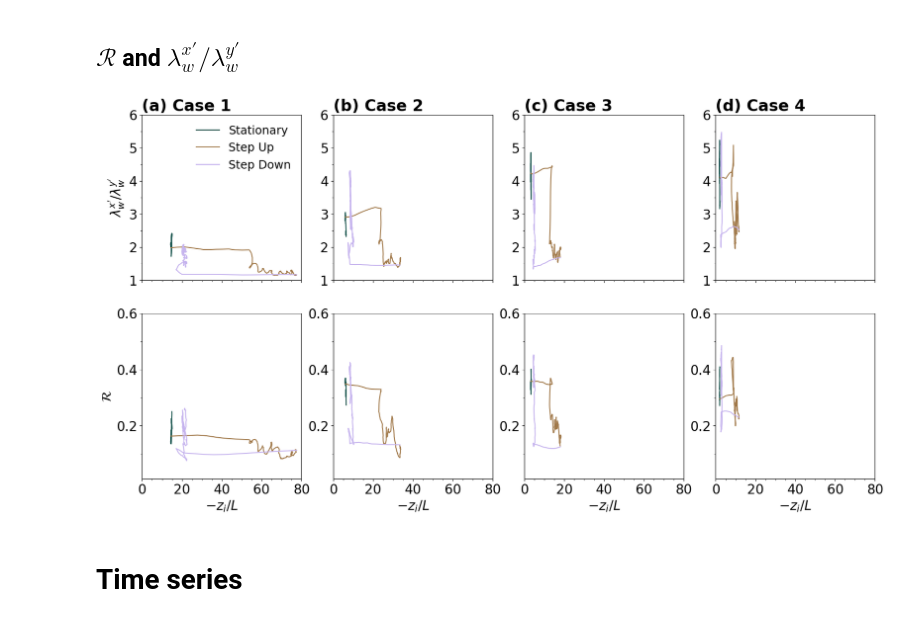
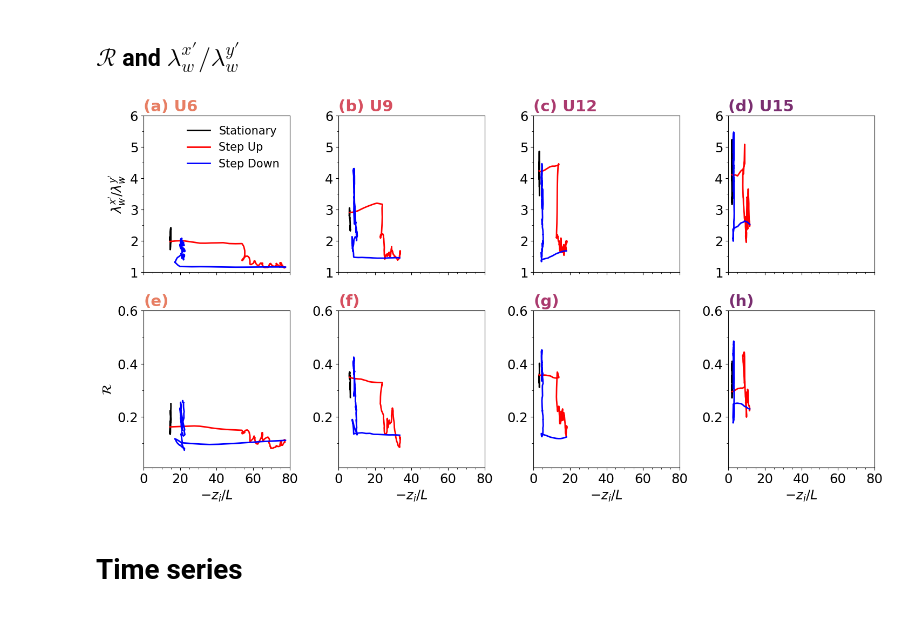
Before and after one commit to Salesky-ABL/ABL_Transition, a Jupyter notebook: plotting/plot_hysteresis.ipynb, the cells around one changed output. Drawn from its saved outputs; the diff is of its cells as text; code cells hidden in the pictures.

```diff
--- a/plotting/plot_hysteresis.ipynb
+++ b/plotting/plot_hysteresis.ipynb
@@ -141,103 +141,109 @@ ls = xr.Dataset(
 # %% [markdown]
 ## $\mathcal{R}$ and $\lambda_{w}^{x'} / \lambda_{w}^{y'}$
 # %%
-colors2 = seaborn.color_palette("cubehelix", 3)
+colors2 = ["black", "red", "blue"]
+ug_colors = seaborn.color_palette("flare", 4)
 
-fig, ax = plt.subplots(figsize=(20,10), nrows=2, ncols=4, sharex=True)
+fig, ax = plt.subplots(figsize=(15,8), nrows=2, ncols=4, sharex=True)
 
 # 6 m/s
 # ls ratio
 ax[0,0].plot(s_all[0].zi_L[:144], ls.ug6[:144],
-             label="Stationary", c=colors2[0])
+             label="Stationary", c=colors2[0], lw=2)
 ax[0,0].plot(s_all[0].zi_L[144:360], ls.ug6[144:360],
-             label="Step Up", c=colors2[1])
+             label="Step Up", c=colors2[1], lw=2)
 ax[0,0].plot(s_all[0].zi_L[360:], ls.ug6[360:],
-             label="Step Down", c=colors2[2])
+             label="Step Down", c=colors2[2], lw=2)
 # roll factor
 ax[1,0].plot(s_all[0].zi_L[:144], roll.ug6[hidx,:144],
-             label="Stationary", c=colors2[0])
+             label="Stationary", c=colors2[0], lw=2)
 ax[1,0].plot(s_all[0].zi_L[144:360], roll.ug6[hidx,144:360],
-             label="Ramp Up", c=colors2[1])
+             label="Ramp Up", c=colors2[1], lw=2)
 ax[1,0].plot(s_all[0].zi_L[360:], roll.ug6[hidx,360:],
-             label="Back Down", c=colors2[2])
+             label="Back Down", c=colors2[2], lw=2)
 
 # 9 m/s
 # ls ratio
 ax[0,1].plot(s_all[1].zi_L[:144], ls.ug9[:144],
-             label="Stationary", c=colors2[0])
+             label="Stationary", c=colors2[0], lw=2)
 ax[0,1].plot(s_all[1].zi_L[144:360], ls.ug9[144:360],
-             label="Step Up", c=colors2[1])
+             label="Step Up", c=colors2[1], lw=2)
 ax[0,1].plot(s_all[1].zi_L[360:], ls.ug9[360:],
-             label="Step Down", c=colors2[2])
+             label="Step Down", c=colors2[2], lw=2)
 # roll factor
 ax[1,1].plot(s_all[1].zi_L[:144], roll.ug9[hidx,:144],
-             label="Stationary", c=colors2[0])
+             label="Stationary", c=colors2[0], lw=2)
 ax[1,1].plot(s_all[1].zi_L[144:360], roll.ug9[hidx,144:360],
-             label="Ramp Up", c=colors2[1])
+             label="Ramp Up", c=colors2[1], lw=2)
 ax[1,1].plot(s_all[1].zi_L[360:], roll.ug9[hidx,360:],
-             label="Back Down", c=colors2[2])
+             label="Back Down", c=colors2[2], lw=2)
 
 # 12 m/s
 # ls ratio
 ax[0,2].plot(s_all[2].zi_L[:144], ls.ug12[:144],
-             label="Stationary", c=colors2[0])
+             label="Stationary", c=colors2[0], lw=2)
 ax[0,2].plot(s_all[2].zi_L[144:360], ls.ug12[144:360],
-             label="Step Up", c=colors2[1])
+             label="Step Up", c=colors2[1], lw=2)
 ax[0,2].plot(s_all[2].zi_L[360:], ls.ug12[360:],
-             label="Step Down", c=colors2[2])
+             label="Step Down", c=colors2[2], lw=2)
 # roll factor
 ax[1,2].plot(s_all[2].zi_L[:144], roll.ug12[hidx,:144],
-             label="Stationary", c=colors2[0])
+             label="Stationary", c=colors2[0], lw=2)
 ax[1,2].plot(s_all[2].zi_L[144:360], roll.ug12[hidx,144:360],
-             label="Ramp Up", c=colors2[1])
+             label="Ramp Up", c=colors2[1], lw=2)
 ax[1,2].plot(s_all[2].zi_L[360:], roll.ug12[hidx,360:],
-             label="Back Down", c=colors2[2])
+             label="Back Down", c=colors2[2], lw=2)
 
 # 15 m/s
 # ls ratio
 ax[0,3].plot(s_all[3].zi_L[:144], ls.ug15[:144],
-             label="Stationary", c=colors2[0])
+             label="Stationary", c=colors2[0], lw=2)
 ax[0,3].plot(s_all[3].zi_L[144:360], ls.ug15[144:360],
-             label="Step Up", c=colors2[1])
+             label="Step Up", c=colors2[1], lw=2)
 ax[0,3].plot(s_all[3].zi_L[360:], ls.ug15[360:],
-             label="Step Down", c=colors2[2])
+             label="Step Down", c=colors2[2], lw=2)
 # roll factor
 ax[1,3].plot(s_all[3].zi_L[:144], roll.ug15[hidx,:144],
-             label="Stationary", c=colors2[0])
+             label="Stationary", c=colors2[0], lw=2)
 ax[1,3].plot(s_all[3].zi_L[144:360], roll.ug15[hidx,144:360],
-             label="Ramp Up", c=colors2[1])
+             label="Ramp Up", c=colors2[1], lw=2)
 ax[1,3].plot(s_all[3].zi_L[360:], roll.ug15[hidx,360:],
-             label="Back Down", c=colors2[2])
+             label="Back Down", c=colors2[2], lw=2)
 
 # axis limits
 for i, iax in enumerate(ax[0,:]):
     iax.set_ylim(1,6)
     iax.yaxis.set_major_locator(MultipleLocator(1))
     iax.yaxis.set_minor_locator(MultipleLocator(0.5))
 for i, iax in enumerate(ax[1,:]):
     iax.set_xlim(0,80)
     iax.set_ylim(0.01,0.6)
     iax.yaxis.set_major_locator(MultipleLocator(0.2))
     iax.yaxis.set_minor_locator(MultipleLocator(0.1))
     iax.xaxis.set_minor_locator(MultipleLocator(5))
+    iax.xaxis.set_major_locator(MultipleLocator(20))
     iax.set_xlabel("$-z_i / L$")
 # axis limits
 ax[0,0].set_ylabel("$\lambda_{w}^{x'} / \lambda_{w}^{y'}$")
 ax[1,0].set_ylabel("$\mathcal{R}$")
 
 # legend
-ax[0,0].legend(frameon=False, fontsize=17.5, loc="upper right")
+ax[0,0].legend(frameon=False, fontsize=15, loc="upper right")
 
 # titles
-ax[0,0].set_title("(a) Case 1", loc="left")
-ax[0,1].set_title("(b) Case 2", loc="left")
-ax[0,2].set_title("(c) Case 3", loc="left")
-ax[0,3].set_title("(d) Case 4", loc="left")
+ax[0,0].set_title(f"(a) U6", loc="left", c=ug_colors[0])
+ax[0,1].set_title(f"(b) U9", loc="left", c=ug_colors[1])
+ax[0,2].set_title(f"(c) U12", loc="left", c=ug_colors[2])
+ax[0,3].set_title(f"(d) U15", loc="left", c=ug_colors[3])
+ax[1,0].set_title("(e)", loc="left", c=ug_colors[0])
+ax[1,1].set_title("(f)", loc="left", c=ug_colors[1])
+ax[1,2].set_title("(g)", loc="left", c=ug_colors[2])
+ax[1,3].set_title("(h)", loc="left", c=ug_colors[3])
 
-fig.tight_layout
-plt.savefig(f"{figdir}fig8.pdf", format="pdf", dpi=300, bbox_inches="tight")
+fig.tight_layout()
+plt.savefig(f"{figdir}fig10.pdf", format="pdf", dpi=300, bbox_inches="tight")
 # %% [output]
-[figure, old version]
+[figure, new version]
 # %% [markdown]
 # Time series
 # %%
```
Also changed, not shown: parts of 2 cells of this notebook, 2 other files.
